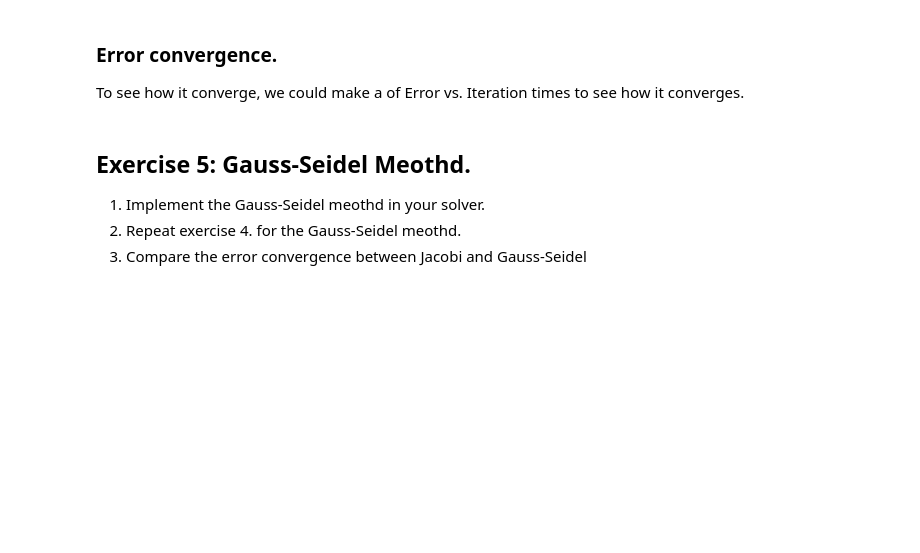
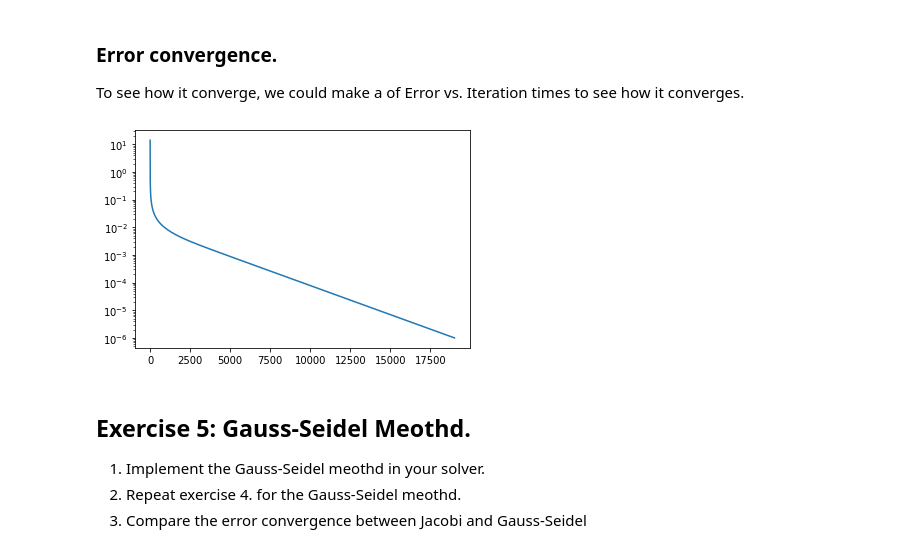
Before and after one commit to Jim137/ComputationalPhysicsLab, a Jupyter notebook: Lab3/2_iteractive_methods.ipynb, the cells around one changed output. Drawn from its saved outputs; the diff is of its cells as text; code cells hidden in the pictures; blank space fills up the shorter version.

```diff
--- a/Lab3/2_iteractive_methods.ipynb
+++ b/Lab3/2_iteractive_methods.ipynb
@@ -26,6 +37,11 @@ from poisson_solver.solvers import *
 ### Error convergence.
 
 To see how it converge, we could make a of Error vs. Iteration times to see how it converges.
+# %%
+plt.plot(err)
+plt.yscale("log")
+# %% [output]
+[figure, added]
 # %% [markdown]
 ## Exercise 5: Gauss-Seidel Meothd.
 
```
Also changed, not shown: parts of 8 cells of this notebook, 3 other files.
